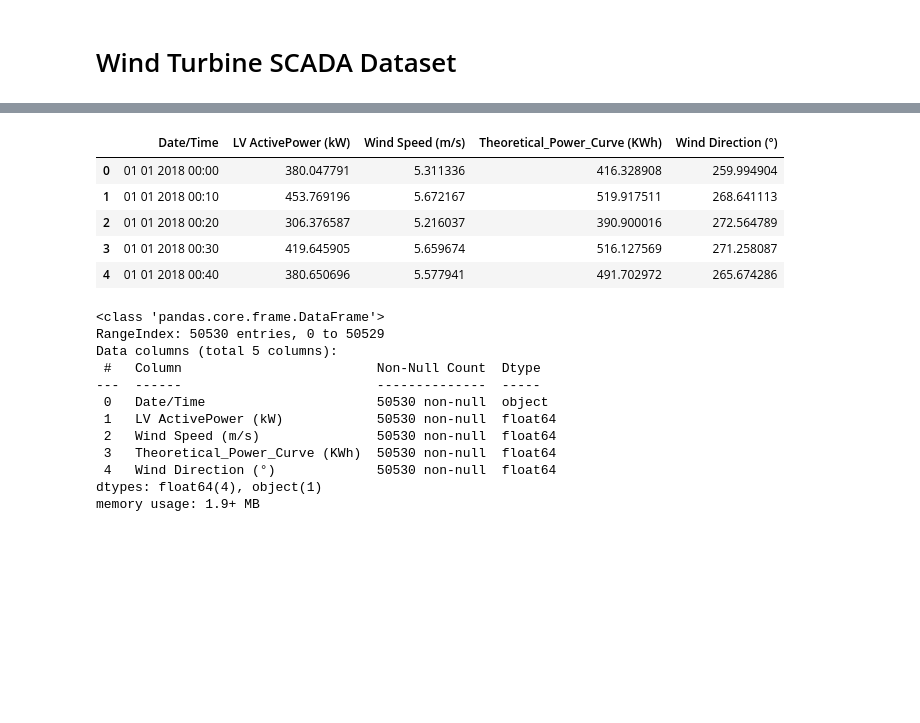
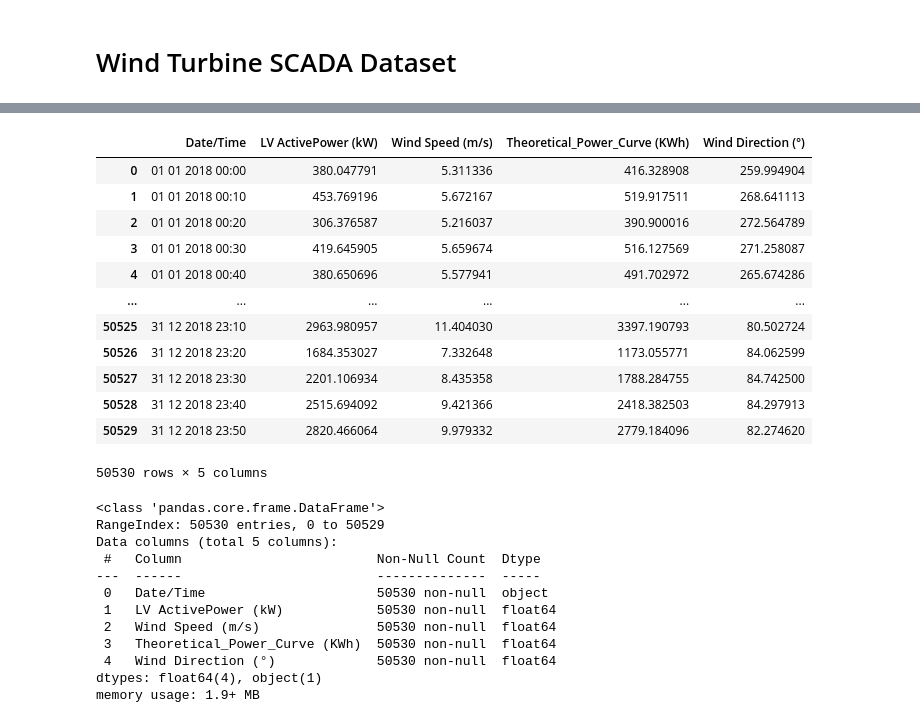
Before and after one commit to charles4444/Wind_Energy_SCADA, a Jupyter notebook: WindTurbineSCADA.ipynb, the cells around one changed output, grey strips where cells are left out. Cells and saved outputs as stored; diff of their text form; code cells hidden in the pictures; blank space fills up the shorter version.

```diff
--- a/WindTurbineSCADA.ipynb
+++ b/WindTurbineSCADA.ipynb
@@ -15,13 +15,20 @@ print(os.listdir("D:/Python/Wind/WindTurbine_SCADA"))
 # %%
 data = pd.read_csv("D:/Python/Wind/WindTurbine_SCADA/T1.csv")
-data.head()
+data
 # %% [output]
 |  | Date/Time | LV ActivePower (kW) | Wind Speed (m/s) | Theoretical_Power_Curve (KWh) | Wind Direction (°) |
 | 0 | 01 01 2018 00:00 | 380.047791 | 5.311336 | 416.328908 | 259.994904 |
 | 1 | 01 01 2018 00:10 | 453.769196 | 5.672167 | 519.917511 | 268.641113 |
 | 2 | 01 01 2018 00:20 | 306.376587 | 5.216037 | 390.900016 | 272.564789 |
 | 3 | 01 01 2018 00:30 | 419.645905 | 5.659674 | 516.127569 | 271.258087 |
 | 4 | 01 01 2018 00:40 | 380.650696 | 5.577941 | 491.702972 | 265.674286 |
+| ... | ... | ... | ... | ... | ... |
+| 50525 | 31 12 2018 23:10 | 2963.980957 | 11.404030 | 3397.190793 | 80.502724 |
+| 50526 | 31 12 2018 23:20 | 1684.353027 | 7.332648 | 1173.055771 | 84.062599 |
+| 50527 | 31 12 2018 23:30 | 2201.106934 | 8.435358 | 1788.284755 | 84.742500 |
+| 50528 | 31 12 2018 23:40 | 2515.694092 | 9.421366 | 2418.382503 | 84.297913 |
+| 50529 | 31 12 2018 23:50 | 2820.466064 | 9.979332 | 2779.184096 | 82.274620 |
+50530 rows × 5 columns
 # %%
 data.info()
 # %% [output]
```
Also changed, not shown: parts of 2 cells of this notebook, 1 other file.
